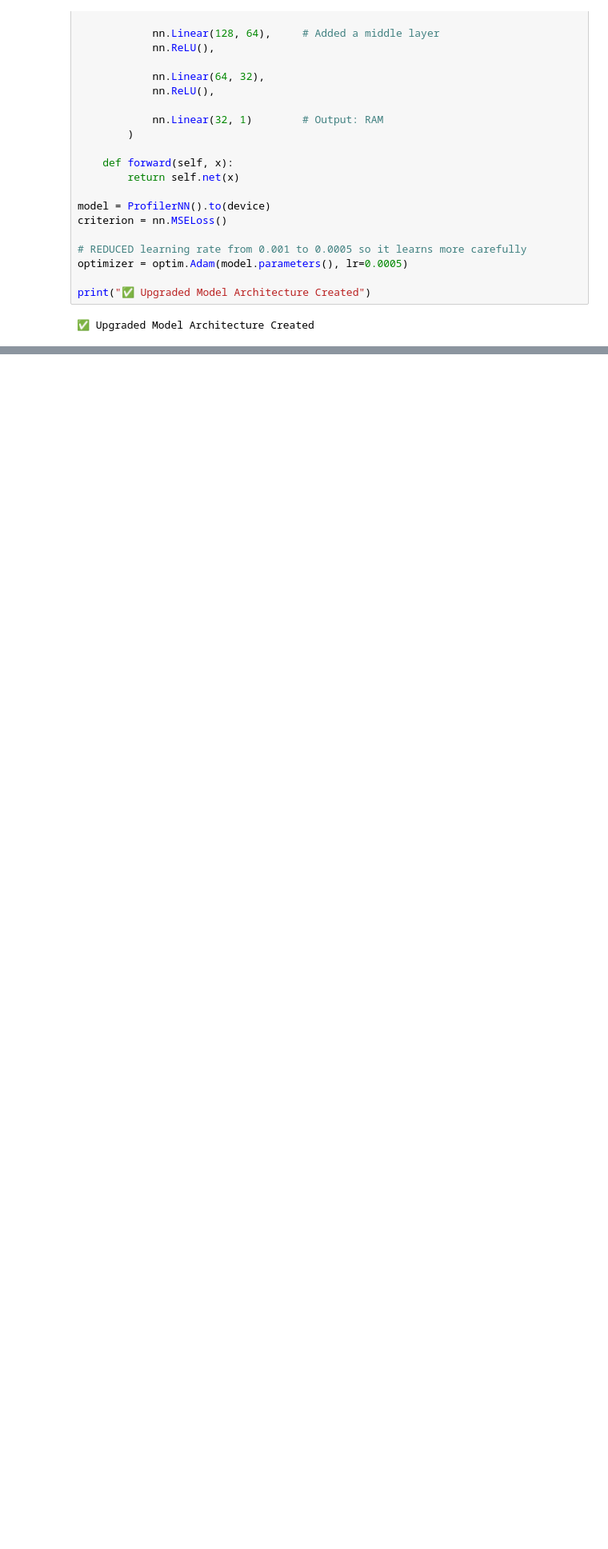
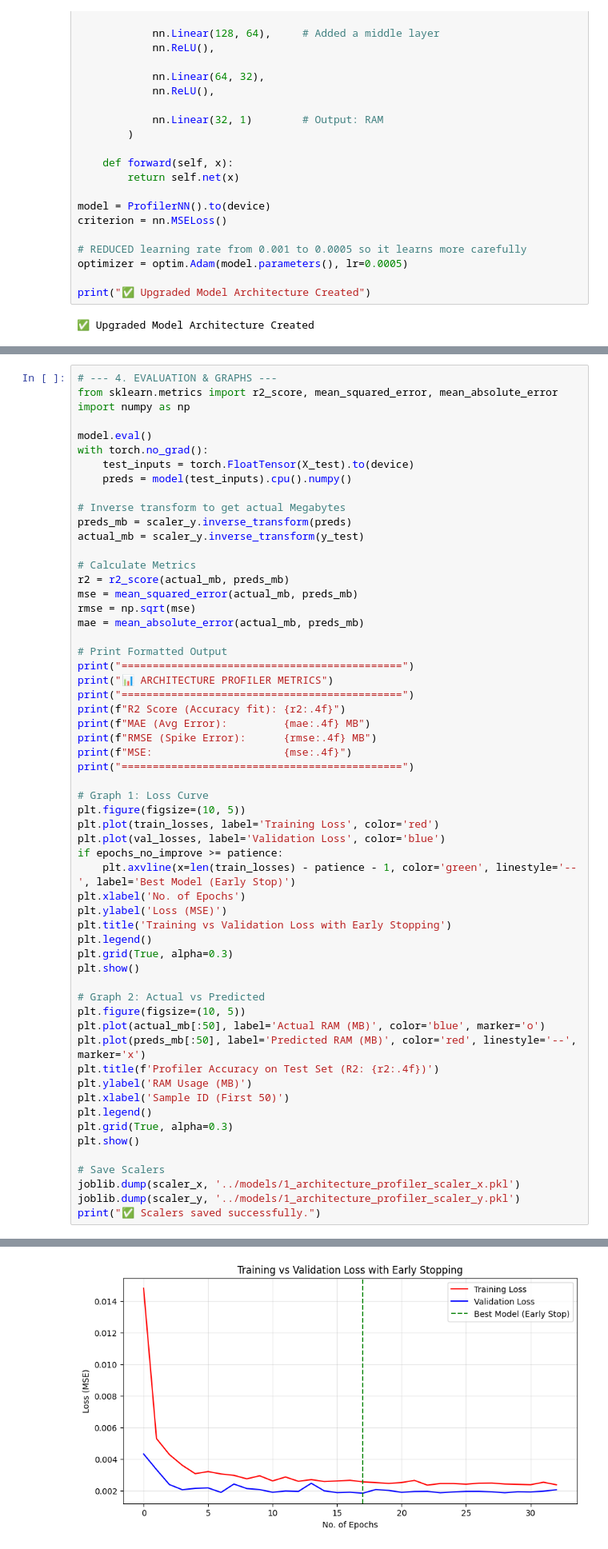
Before and after one commit to Jaindu1223/SmartScale, a Jupyter notebook: training_scripts/architecture_profiler.ipynb, the cells around one changed output, grey strips where cells are left out. Shown at 80% size. Drawn from its saved outputs; the diff is of its cells as text; blank space fills up the shorter version.

Commit message:
feat: Updated architecture profiler model

```diff
--- a/training_scripts/architecture_profiler.ipynb
+++ b/training_scripts/architecture_profiler.ipynb
@@ -216,0 +168,59 @@ print("✅ Scalers saved successfully.")
+# %%
+# --- 4. EVALUATION & GRAPHS ---
+from sklearn.metrics import r2_score, mean_squared_error, mean_absolute_error
+import numpy as np
+
+model.eval()
+with torch.no_grad():
+    test_inputs = torch.FloatTensor(X_test).to(device)
+    preds = model(test_inputs).cpu().numpy()
+
+# Inverse transform to get actual Megabytes
+preds_mb = scaler_y.inverse_transform(preds)
+actual_mb = scaler_y.inverse_transform(y_test)
+
+# Calculate Metrics
+r2 = r2_score(actual_mb, preds_mb)
+mse = mean_squared_error(actual_mb, preds_mb)
+rmse = np.sqrt(mse)
+mae = mean_absolute_error(actual_mb, preds_mb)
+
+# Print Formatted Output
+print("=============================================")
+print("📊 ARCHITECTURE PROFILER METRICS")
+print("=============================================")
+print(f"R2 Score (Accuracy fit): {r2:.4f}")
+print(f"MAE (Avg Error):         {mae:.4f} MB")
+print(f"RMSE (Spike Error):      {rmse:.4f} MB")
+print(f"MSE:                     {mse:.4f}")
+print("=============================================")
+
+# Graph 1: Loss Curve
+plt.figure(figsize=(10, 5))
+plt.plot(train_losses, label='Training Loss', color='red')
+plt.plot(val_losses, label='Validation Loss', color='blue')
+if epochs_no_improve >= patience:
+    plt.axvline(x=len(train_losses) - patience - 1, color='green', linestyle='--', label='Best Model (Early Stop)')
+plt.xlabel('No. of Epochs')
+plt.ylabel('Loss (MSE)')
+plt.title('Training vs Validation Loss with Early Stopping')
+plt.legend()
+plt.grid(True, alpha=0.3)
+plt.show()
+
+# Graph 2: Actual vs Predicted
+plt.figure(figsize=(10, 5))
+plt.plot(actual_mb[:50], label='Actual RAM (MB)', color='blue', marker='o')
+plt.plot(preds_mb[:50], label='Predicted RAM (MB)', color='red', linestyle='--', marker='x')
+plt.title(f'Profiler Accuracy on Test Set (R2: {r2:.4f})')
+plt.ylabel('RAM Usage (MB)')
+plt.xlabel('Sample ID (First 50)')
+plt.legend()
+plt.grid(True, alpha=0.3)
+plt.show()
+
+# Save Scalers
+joblib.dump(scaler_x, '../models/1_architecture_profiler_scaler_x.pkl')
+joblib.dump(scaler_y, '../models/1_architecture_profiler_scaler_y.pkl')
+print("✅ Scalers saved successfully.")
+# %% [output]
@@ -216,0 +235 @@ print("✅ Scalers saved successfully.")
+[figure, added]
```
Also changed, not shown: parts of 4 cells of this notebook, 1 other file.
